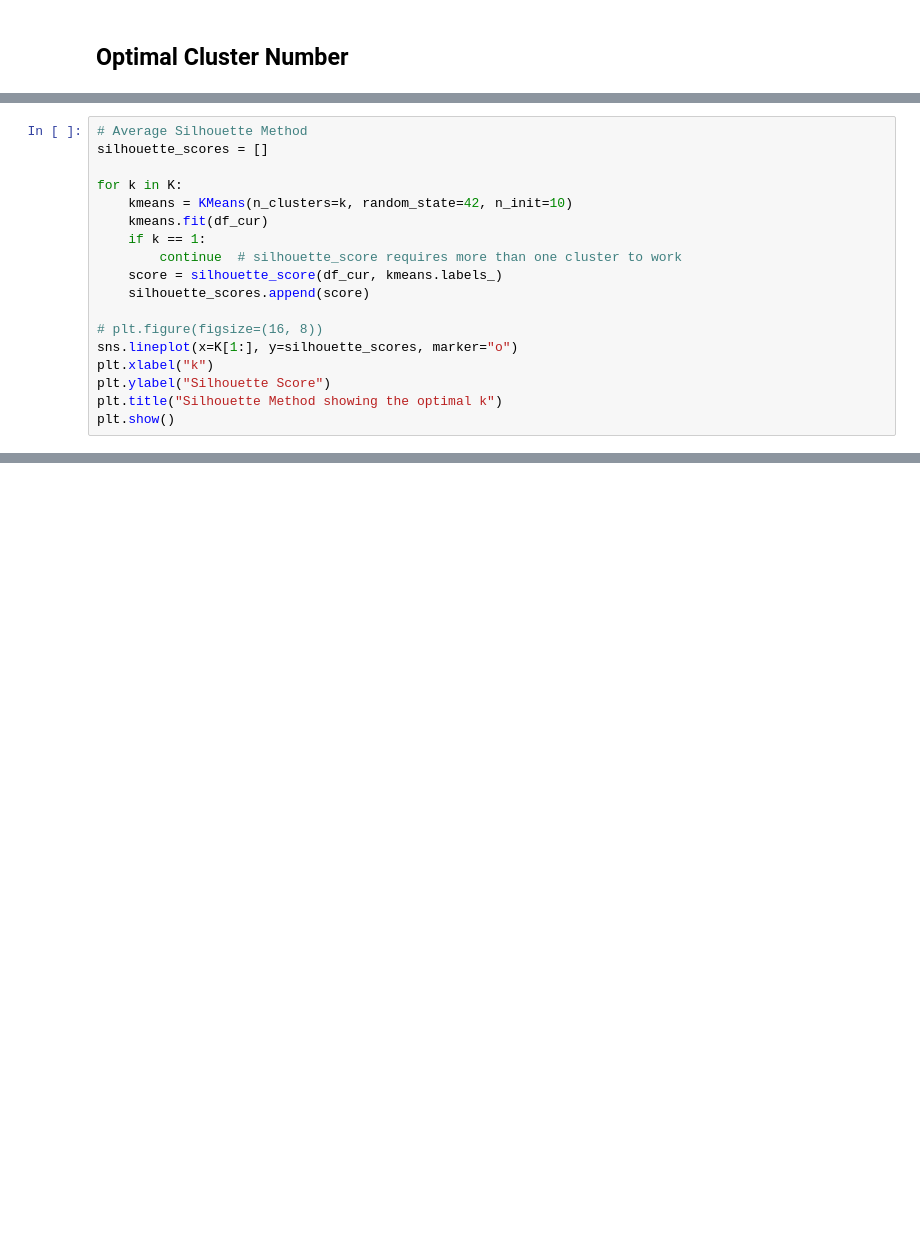
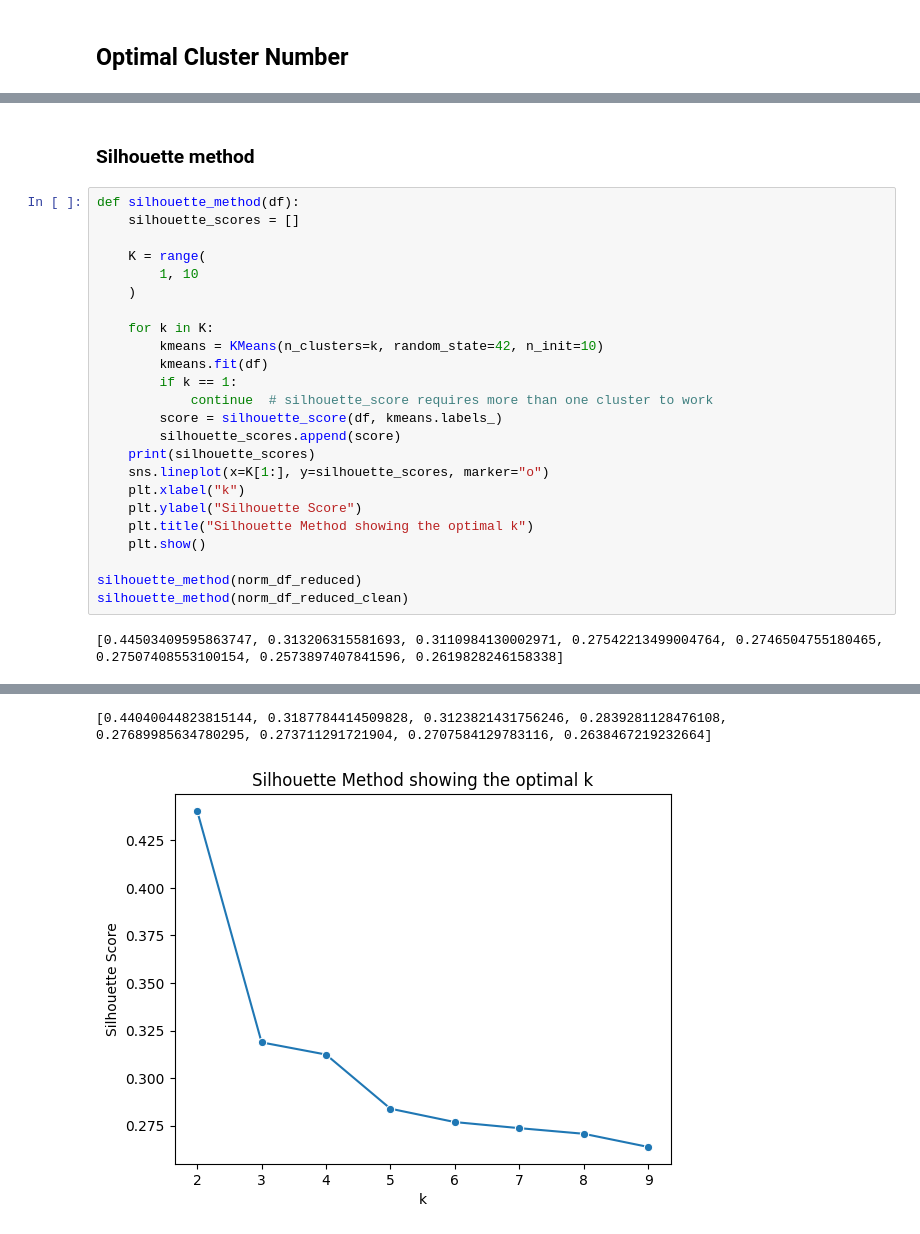
Before and after one commit to neiios/dtmm-task-3, a Jupyter notebook: main.ipynb, the cells around one changed output, grey strips where cells are left out. Cells and saved outputs as stored; diff of their text form; blank space fills up the shorter version.

```diff
--- a/main.ipynb
+++ b/main.ipynb
@@ -109,20 +190,31 @@ plt.show()
+# %% [markdown]
+### Silhouette method
 # %%
-# Average Silhouette Method
-silhouette_scores = []
+def silhouette_method(df):
+    silhouette_scores = []
 
-for k in K:
-    kmeans = KMeans(n_clusters=k, random_state=42, n_init=10)
-    kmeans.fit(df_cur)
-    if k == 1:
-        continue  # silhouette_score requires more than one cluster to work
-    score = silhouette_score(df_cur, kmeans.labels_)
-    silhouette_scores.append(score)
+    K = range(
+        1, 10
+    )
 
-# plt.figure(figsize=(16, 8))
-sns.lineplot(x=K[1:], y=silhouette_scores, marker="o")
-plt.xlabel("k")
-plt.ylabel("Silhouette Score")
-plt.title("Silhouette Method showing the optimal k")
-plt.show()
+    for k in K:
+        kmeans = KMeans(n_clusters=k, random_state=42, n_init=10)
+        kmeans.fit(df)
+        if k == 1:
+            continue  # silhouette_score requires more than one cluster to work
+        score = silhouette_score(df, kmeans.labels_)
+        silhouette_scores.append(score)
+    print(silhouette_scores)
+    sns.lineplot(x=K[1:], y=silhouette_scores, marker="o")
+    plt.xlabel("k")
+    plt.ylabel("Silhouette Score")
+    plt.title("Silhouette Method showing the optimal k")
+    plt.show()
+
+silhouette_method(norm_df_reduced)
+silhouette_method(norm_df_reduced_clean)
 # %% [output]
+[0.44503409595863747, 0.313206315581693, 0.3110984130002971, 0.27542213499004764, 0.2746504755180465, 0.27507408553100154, 0.2573897407841596, 0.2619828246158338]
 [figure]
+[0.44040044823815144, 0.3187784414509828, 0.3123821431756246, 0.2839281128476108, 0.27689985634780295, 0.273711291721904, 0.2707584129783116, 0.2638467219232664]
+[figure, added]
```
Also changed, not shown: parts of 16 cells of this notebook.
